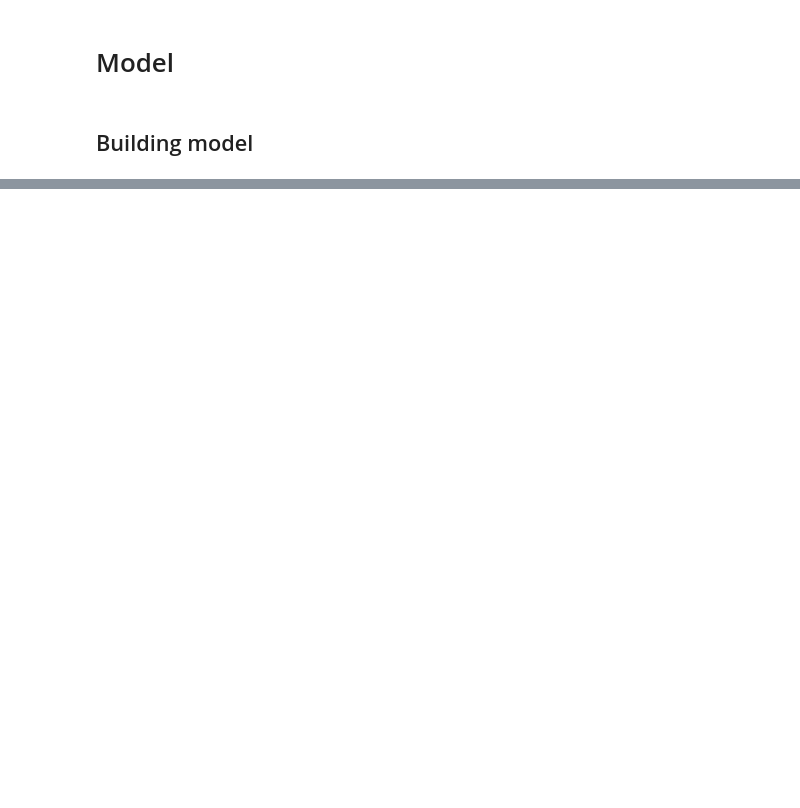
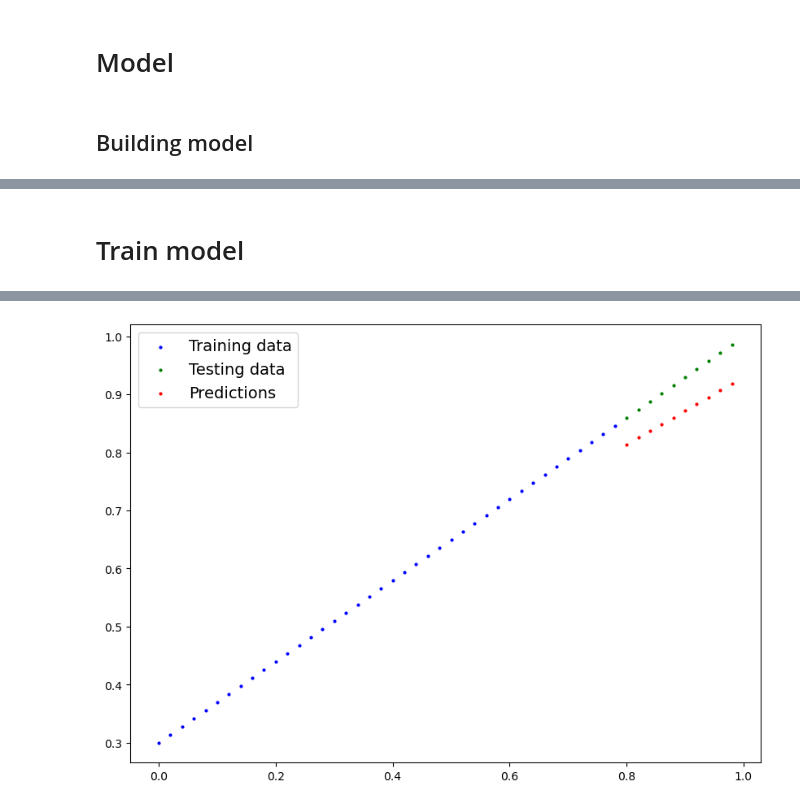
Before and after one commit to ttmdear/repository, a Jupyter notebook: ml/linear-regression.ipynb, the cells around one changed output, grey strips where cells are left out. Drawn from its saved outputs; the diff is of its cells as text; code cells hidden in the pictures; blank space fills up the shorter version.

```diff
--- a/ml/linear-regression.ipynb
+++ b/ml/linear-regression.ipynb
@@ -87,0 +127,59 @@ model_0.state_dict() -> OrderedDict([('weights', tensor([-0.1972])), ('bias', te
+# %% [markdown]
+# Train model
+# %%
+loss_fn = nn.L1Loss()
+optimizer = torch.optim.SGD(params=model_0.parameters(), lr=0.01)
+
+torch.manual_seed(42)
+
+# Set the number of epochs (how many times the model will pass over the training data)
+epochs = 100
+
+# Create empty loss lists to track values
+train_loss_values = []
+test_loss_values = []
+epoch_count = []
+
+for epoch in range(epochs):
+    ### Training
+
+    # Put model in training mode (this is the default state of a model)
+    model_0.train()
+
+    # 1. Forward pass on train data using the forward() method inside
+    y_pred = model_0(X_train)
+
+    # 2. Calculate the loss (how different are our models predictions to the ground truth)
+    loss = loss_fn(y_pred, y_train)
+
+    # 3. Zero grad of the optimizer
+    optimizer.zero_grad()
+
+    # 4. Loss backwards
+    loss.backward()
+
+    # 5. Progress the optimizer
+    optimizer.step()
+
+    ### Testing
+
+    # Put the model in evaluation mode
+    model_0.eval()
+
+    # with torch.no_grad() it's old way. inference_mode it's better
+    with torch.inference_mode():
+      # 1. Forward pass on test data
+      test_pred = model_0(X_test)
+
+      # 2. Caculate loss on test data
+      test_loss = loss_fn(test_pred, y_test.type(torch.float)) # predictions come in torch.float datatype, so comparisons need to be done with tensors of the same type
+
+      # Print out what's happening
+      if epoch % 10 == 0:
+            epoch_count.append(epoch)
+            train_loss_values.append(loss.detach().numpy())
+            test_loss_values.append(test_loss.detach().numpy())
+            print(f"Epoch: {epoch} | MAE Train Loss: {loss} | MAE Test Loss: {test_loss} ")
+
+plot_predictions(predictions=test_pred)
+# %% [output]
@@ -87,0 +196 @@ model_0.state_dict() -> OrderedDict([('weights', tensor([-0.1972])), ('bias', te
+[figure, added]
```
Also changed, not shown: parts of 10 cells of this notebook.
